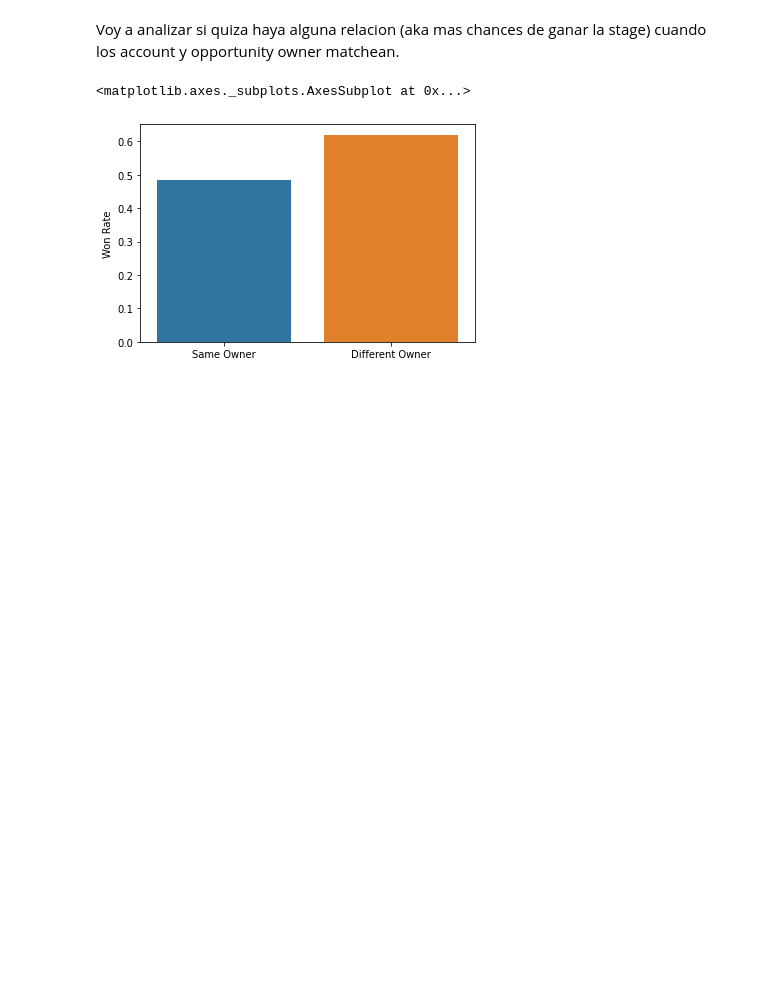
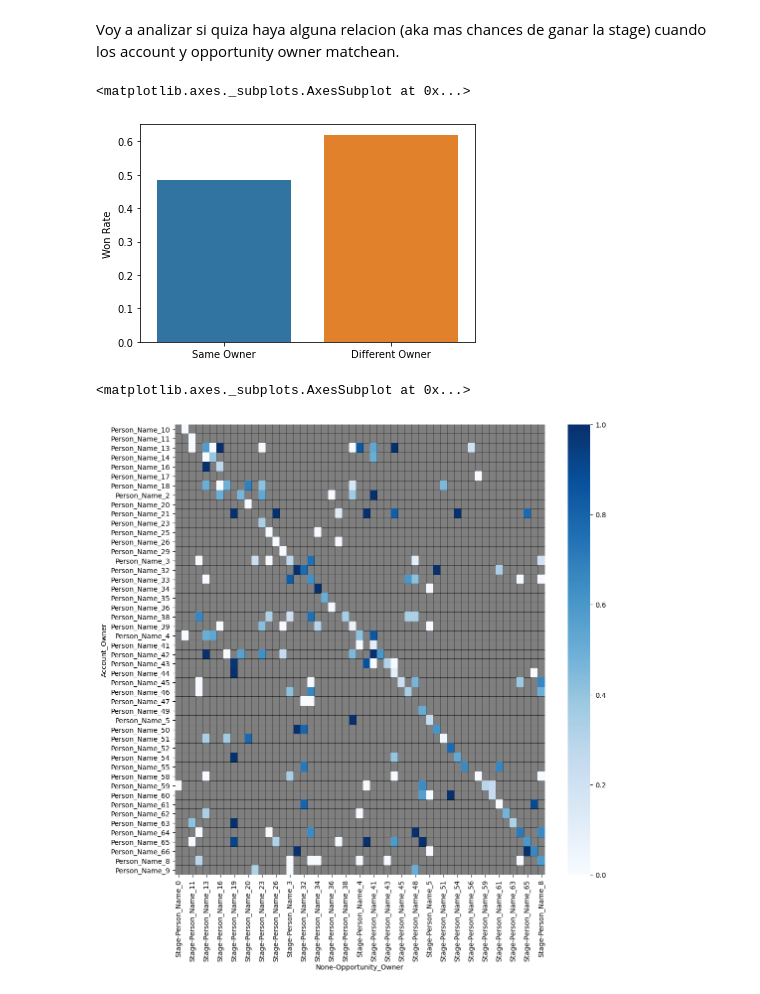
Before and after one commit to RiedelNicolas/75.06-2C2020-TP1, a Jupyter notebook: AccountVsOpportunityOwner.ipynb, the cells around one changed output. Drawn from its saved outputs; the diff is of its cells as text; code cells hidden in the pictures; blank space fills up the shorter version.

```diff
--- a/AccountVsOpportunityOwner.ipynb
+++ b/AccountVsOpportunityOwner.ipynb
@@ -4,11 +4,12 @@ cuando los account y opportunity owner matchean.
 # %%
 import pandas as pd
 import seaborn as sns
+import matplotlib.pyplot as plt
 
 data = pd.read_csv('Entrenamieto_ECI_2020.csv')
 data.drop_duplicates('Opportunity_ID', inplace=True) #Los owners se mantienen entre oportunidades asi que dropeo las repetidas
+data = data[data['Stage'].isin(['Closed Won', 'Closed Lost'])]
 data.replace(['Closed Won', 'Closed Lost'], [1, 0], inplace=True)
-data = data[data['Stage'].isin([1, 0])]
 
 data = data[['Account_Owner', 'Opportunity_Owner', 'Stage']]
 
@@ -25,3 +26,13 @@ sns.barplot(x='', y='Won Rate', data=owners)
 # %% [output]
 <matplotlib.axes._subplots.AxesSubplot at 0x...>
 [figure]
+# %%
+a = data.groupby(['Account_Owner', 'Opportunity_Owner']).agg({'Stage':'mean'}).unstack()
+
+colores = plt.get_cmap("Blues")
+colores.set_bad(color='black', alpha=0.5)
+fig = plt.figure(num=None, figsize=(12, 12), dpi = 100)
+sns.heatmap(data=a, cmap=colores)
+# %% [output]
+<matplotlib.axes._subplots.AxesSubplot at 0x...>
+[figure, added]
```
Also changed, not shown: 1 other file.
